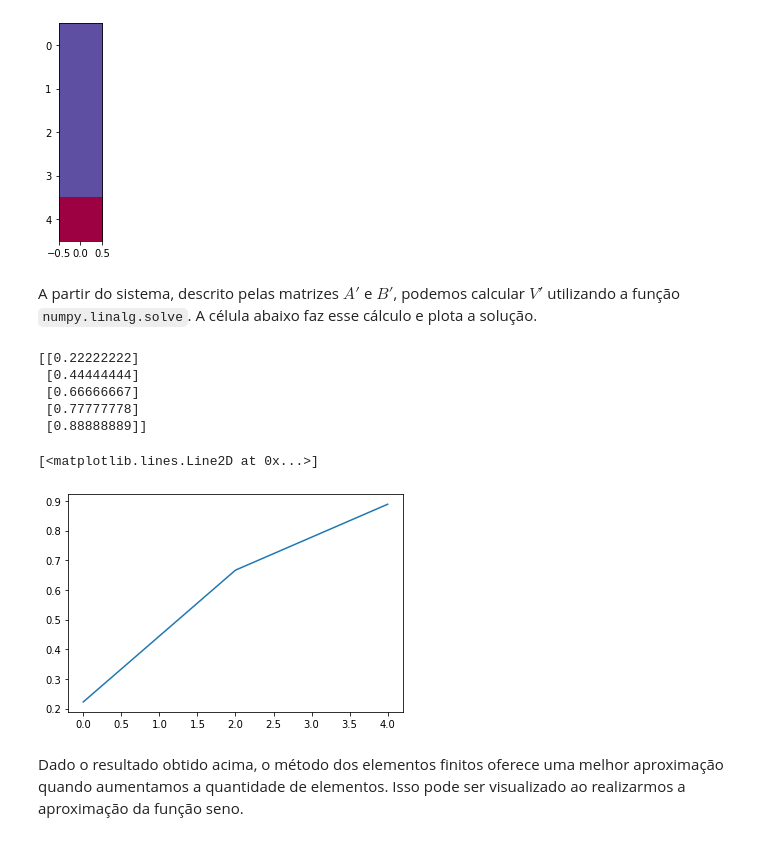
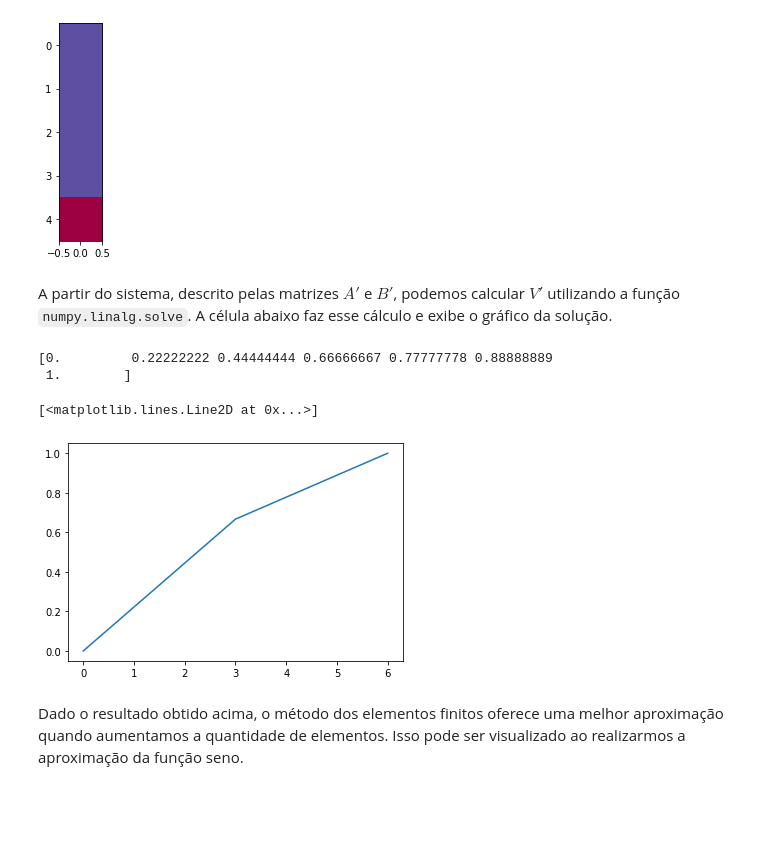
Before and after one commit to RafaelBNN/es203, a Jupyter notebook: Trabalho_Computacional.ipynb, the cells around one changed output. Drawn from its saved outputs; the diff is of its cells as text; code cells hidden in the pictures; blank space fills up the shorter version.

Commit message:
Falta ver o negocio do l1 e l2 e calcular a capacitancia

```diff
--- a/Trabalho_Computacional.ipynb
+++ b/Trabalho_Computacional.ipynb
@@ -188,7 +188,9 @@ Primeiro, vamos definir as variáveis que serão utilizadas nos cálculos. Do pr
 # %%
 area = 4e-4     # area das placas
 
-d = 2e-3        # distancia entre as placas, d1 + d2
+d1 = 1e-3       # comprimento do primeiro dieletrico em relacao ao eixo z
+d2 = 1e-3       # comprimento do segundo dieletrico em relacao ao eixo z
+d = d1+d2       # distancia entre as placas
 
 eps0 = 8.25e-12 # permissividade eletrica no vacuo
 epsR1 = 2       # permissividade eletrica do primeiro dieletrico
@@ -257,16 +265,22 @@ plt.show()
 # %% [output]
 [figure]
 # %%
-# Agora, vamos montar a matriz colunar B'
+# Agora, vamos criar uma funcao que monta a matriz colunar B'
 
-# Primeiro, declaramos uma matriz nula de dimensoes 1xn
-matrizB = np.zeros((n-1,1))
+def criaMatrizBLinha(n1, n2):
 
-# Agora, alteramos o primeiro e o ultimo valor, como mostrado no Passo 7.
-# Perceba, porem, que o v0 mostrado eh o nosso vf, e o vn-1 citado eh o nosso v0.
-matrizB[0][0] = -(eps0*epsR1)*vf/l
-matrizB[n-2][0] = -(eps0*epsR2)*v0/l
+    # Primeiro, declaramos uma matriz nula de dimensoes 1xn
+    n=n1+n2
+    matrizB = np.zeros((n-1,1))
 
+    # Agora, alteramos o primeiro e o ultimo valor, como mostrado no Passo 7.
+    # Perceba, porem, que o v0 mostrado eh o nosso vf, e o vn-1 citado eh o nosso v0.
+    matrizB[0][0] = -(eps0*epsR1)*vf/l
+    matrizB[n-2][0] = -(eps0*epsR2)*v0/l
+
+    return matrizB
+
+matrizB = criaMatrizBLinha(n1,n2)
 matrizB
 # %% [output]
 array([[-0.0e+00],
@@ -282,21 +296,20 @@ plt.show()
 # %% [output]
 [figure]
 # %% [markdown]
-A partir do sistema, descrito pelas matrizes $A'$ e $B'$, podemos calcular $V'$ utilizando a função `numpy.linalg.solve`. A célula abaixo faz esse cálculo e plota a solução.
+A partir do sistema, descrito pelas matrizes $A'$ e $B'$, podemos calcular $V'$ utilizando a função `numpy.linalg.solve`. A célula abaixo faz esse cálculo e exibe o gráfico da solução.
 # %%
 matrizV = np.linalg.solve(matriz, matrizB)
 
+# Adicionamos os nos das pontas para totalizar os 7 nos
+matrizV = np.append(vf, matrizV)
+matrizV = np.append(matrizV, v0)
+
 print(matrizV)
-
-
 plt.plot(matrizV)
 # %% [output]
-[[0.22222222]
- [0.44444444]
- [0.66666667]
- [0.77777778]
- [0.88888889]]
+[0.         0.22222222 0.44444444 0.66666667 0.77777778 0.88888889
+ 1.        ]
 [<matplotlib.lines.Line2D at 0x...>]
-[figure, old version]
+[figure, new version]
 # %% [markdown]
 Dado o resultado obtido acima, o método dos elementos finitos oferece uma melhor aproximação quando aumentamos a quantidade de elementos. Isso pode ser visualizado ao realizarmos a aproximação da função seno.
```
Also changed, not shown: parts of 10 cells of this notebook.
